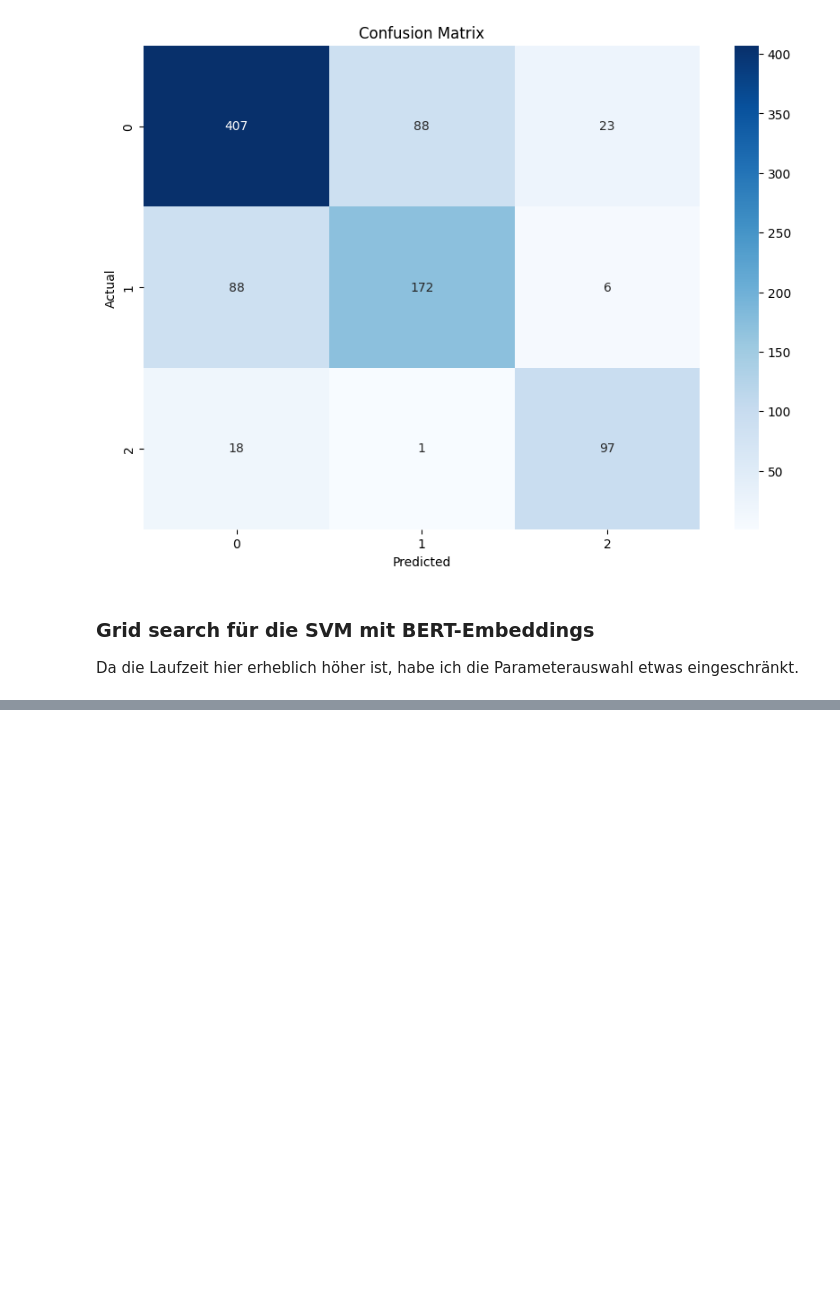
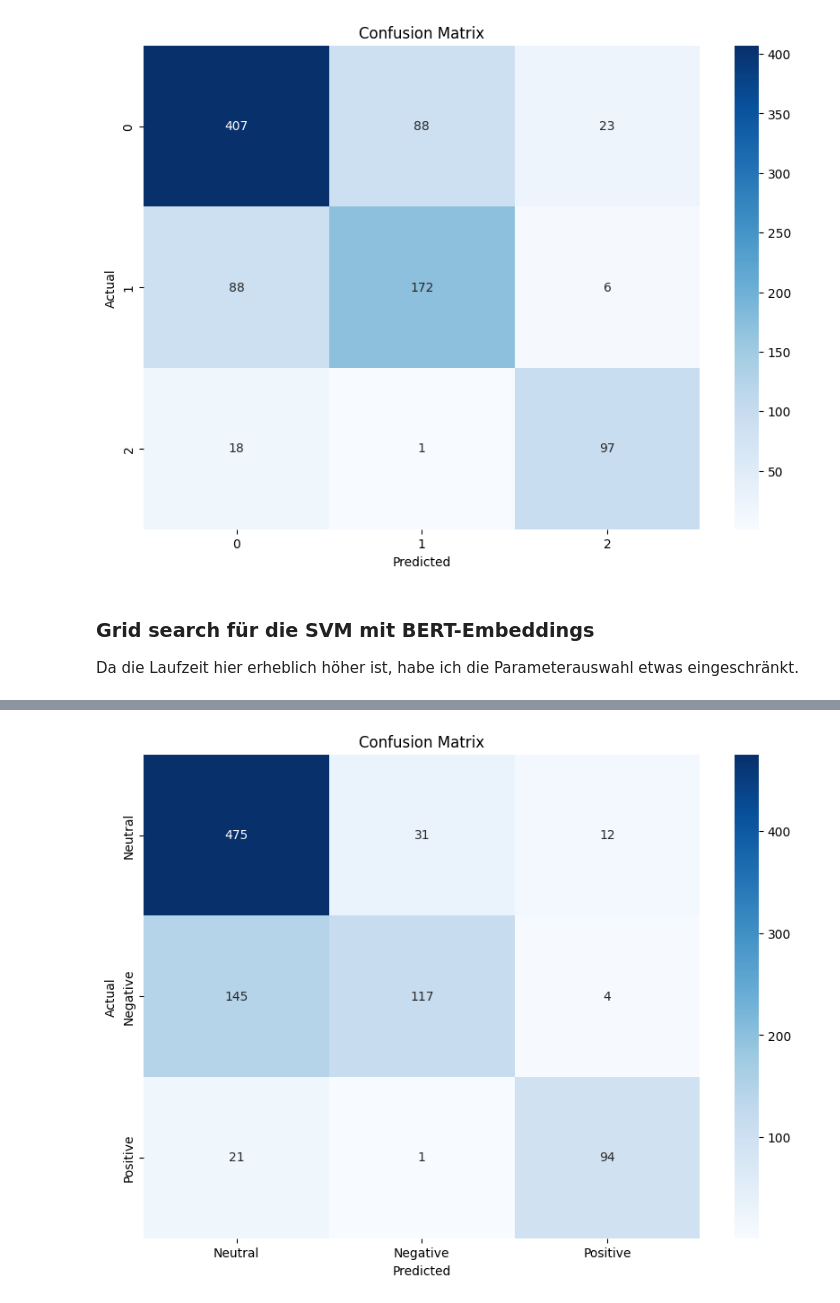
Before and after one commit to stellamoR/bundestag_zwischenrufe, a Jupyter notebook: III_sentiment_analysis/01_sentiment_analysis_classic_ml_methods.ipynb, the cells around one changed output, grey strips where cells are left out. Cells and saved outputs as stored; diff of their text form; code cells hidden in the pictures; blank space fills up the shorter version.

```diff
--- a/III_sentiment_analysis/01_sentiment_analysis_classic_ml_methods.ipynb
+++ b/III_sentiment_analysis/01_sentiment_analysis_classic_ml_methods.ipynb
@@ -13,7 +13,7 @@ import seaborn as sns
 
 rand_seed = 42
 # %%
-df_interruptions_labeled  = pd.read_csv('../data/comments_labeled_2.csv')
+df_interruptions_labeled  = pd.read_csv('../_data/interruptions_labeled.csv')
 df_interruptions_labeled = df_interruptions_labeled.rename(columns={'sentiment': 'label', 'comment_text':'text'})
 df_interruptions_labeled.sample(5, random_state=rand_seed)
 # %% [output]
@@ -337,5 +350,5 @@ svm_bert_emb_gridsearch = grid_search.best_estimator_
 
 print("Best Parameters:", best_params)
 
-y_pred_svm_bert_gridsearch= svm_bert_emb_gridsearch.predict(X_test_tfidf)
+y_pred_svm_bert_gridsearch= svm_bert_emb_gridsearch.predict(X_test_embeddings)
 y_pred_svm_bert_gridsearch_txt = [id2label[x] for x in y_pred_svm_bert_gridsearch]
@@ -344,8 +369,10 @@ print(classification_report(y_test, y_pred_gridsearch,target_names=['neutral', '
 # %%
-cm_svm_bert_emb_grid = confusion_matrix(y_test_txt, y_pred_gridsearch)
+cm_svm_bert_emb_grid = confusion_matrix(y_test_txt, y_pred_svm_bert_gridsearch_txt)
 plt.figure(figsize=(10,7))
 sns.heatmap(cm_svm_grid, annot=True, fmt='d', cmap='Blues', xticklabels=['Neutral', 'Negative', 'Positive'], yticklabels=['Neutral', 'Negative', 'Positive'])
 plt.xlabel('Predicted')
 plt.ylabel('Actual')
 plt.title('Confusion Matrix')
 plt.show()
+# %% [output]
+[figure, added]
```
Also changed, not shown: parts of 6 cells of this notebook, 7 other files.
